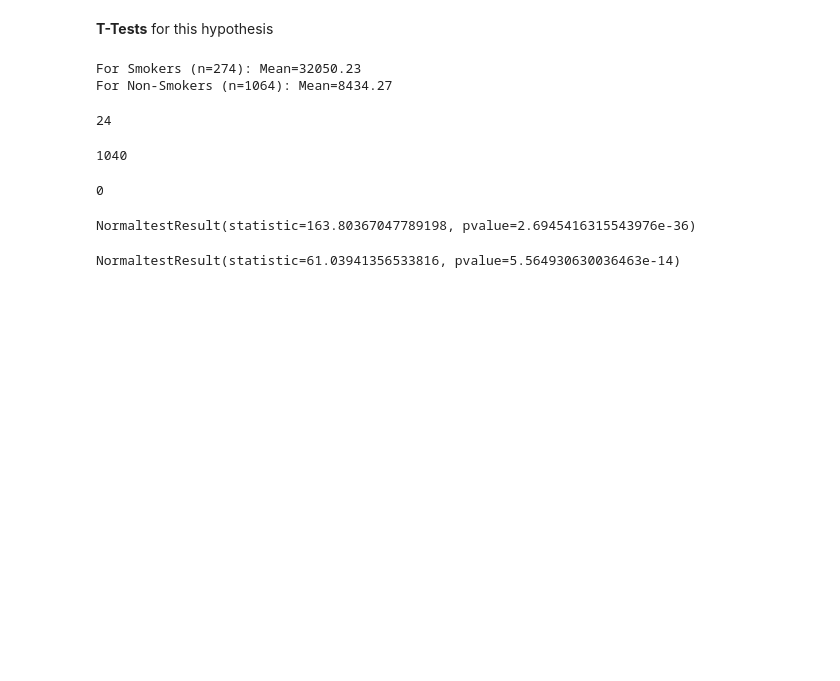
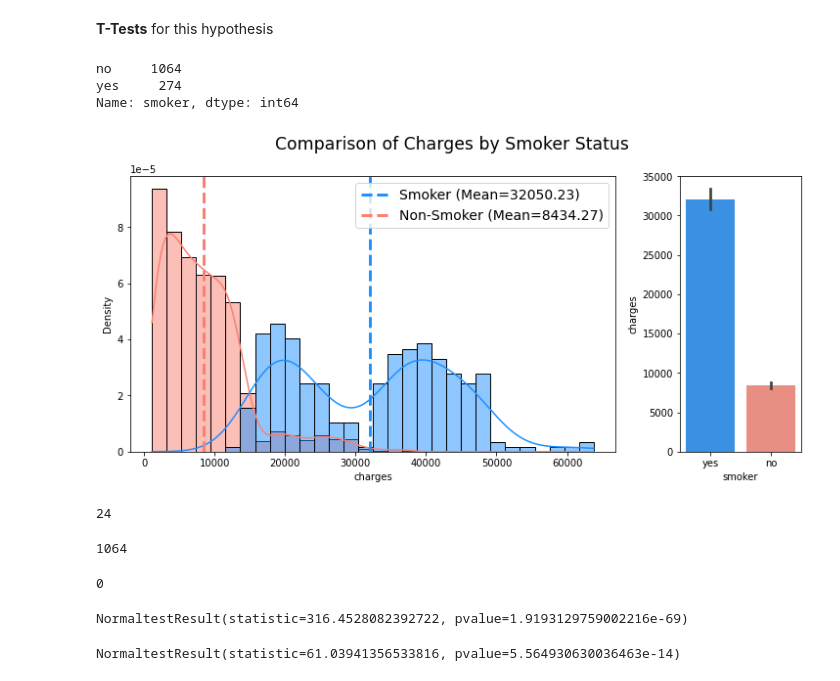
Before and after one commit to AliyevaO/data-enrichment, a Jupyter notebook: Distribution and Hypotheses/Hypothesis Testing with Insurance Data /Hypothesis Testing with Insurance Data .ipynb, the cells around one changed output. Drawn from its saved outputs; the diff is of its cells as text; code cells hidden in the pictures; blank space fills up the shorter version.

```diff
--- a/Distribution and Hypotheses/Hypothesis Testing with Insurance Data /Hypothesis Testing with Insurance Data .ipynb
+++ b/Distribution and Hypotheses/Hypothesis Testing with Insurance Data /Hypothesis Testing with Insurance Data .ipynb
@@ -57,17 +58,45 @@ memory usage: 73.3+ KB
 * Alternative Hypothesis: smokers have higher insurance charges than non-smokers.
 # %% [markdown]
 **T-Tests** for this hypothesis
-# %%
-#do we need to creat a sample??????
-smoker_charges = df.loc[df['smoker']=='yes','charges']
-non_smoker_charges = df.loc[df['smoker']=='no','charges']
-
-#getting means for smoker and non-smoker charges
-print(f"For Smokers (n={len(smoker_charges)}): Mean={np.mean(smoker_charges):.2f}")
-print(f"For Non-Smokers (n={len(non_smoker_charges)}): Mean={np.mean(non_smoker_charges):.2f}")
-# %% [output]
-For Smokers (n=274): Mean=32050.23
-For Non-Smokers (n=1064): Mean=8434.27
+# %%
+# see how many smokers and non-smokers
+df['smoker'].value_counts()
+# %% [output]
+no     1064
+yes     274
+Name: smoker, dtype: int64
+# %%
+#filtering out those smokers and non-smokers
+smoker = df.loc[df['smoker']=='yes'].copy()
+non_smoker = df.loc[df['smoker']=='no'].copy()
+# %%
+smoker_charges = smoker['charges']
+non_smoker_charges = non_smoker['charges']
+# %%
+smoker_palette={'yes':'dodgerblue', "no":'salmon'}
+## Visualizing Sample means
+fig, (ax,ax_bar) = plt.subplots(figsize= (10,5), ncols=2,
+                                constrained_layout=True,
+                                gridspec_kw={'width_ratios':[0.8,0.2]})
+
+
+# Histogram
+ax = sns.histplot(data=df, x='charges',fill=True, hue='smoker',kde=True,
+                  stat='density',common_norm=False,ax=ax,
+                  palette=smoker_palette)
+
+ax.axvline(np.mean(smoker_charges), ls='--',lw=3,
+           label=f"Smoker (Mean={np.mean(smoker_charges):.2f})",color=smoker_palette['yes'])
+
+ax.axvline(np.mean(non_smoker_charges), ls='--', lw=3,
+           label=f"Non-Smoker (Mean={np.mean(non_smoker_charges):.2f})",color=smoker_palette['no'])
+
+ax.legend(prop={"size":14}, loc='upper right')#bbox_to_anchor=[1,1])
+## Barplot
+sns.barplot(data=df, x='smoker',y='charges',ax = ax_bar,palette=smoker_palette)
+fig.suptitle('Comparison of Charges by Smoker Status',fontsize='xx-large');
+# %% [output]
+[figure, added]
 # %%
 #check for outliers
 zscores_f = stats.zscore(non_smoker_charges)
@@ -77,10 +106,10 @@ np.sum(outliers_f)
 24
 # %%
 #drop outliers
-non_smoker_charges = non_smoker_charges[(np.abs(stats.zscore(non_smoker_charges))<3)]
+non_smoker = non_smoker[(np.abs(stats.zscore(non_smoker['charges']))<3)]
 len(non_smoker_charges)
 # %% [output]
-1040
+1064
 # %%
 #check for outliers
 zscores_f = stats.zscore(smoker_charges)
@@ -89,9 +118,9 @@ np.sum(outliers_f)
 # %% [output]
 0
 # %%
-#check normality non_smoker_charges
-result_m = stats.normaltest(non_smoker_charges)
-result_m
+#check for normality non_smoker_charges
+result_non_smoker = stats.normaltest(non_smoker_charges)
+result_non_smoker
 # %% [output]
-NormaltestResult(statistic=163.80367047789198, pvalue=2.6945416315543976e-36)
+NormaltestResult(statistic=316.4528082392722, pvalue=1.9193129759002216e-69)
 # %%
```
Also changed, not shown: parts of 25 cells of this notebook, 3 other files.
